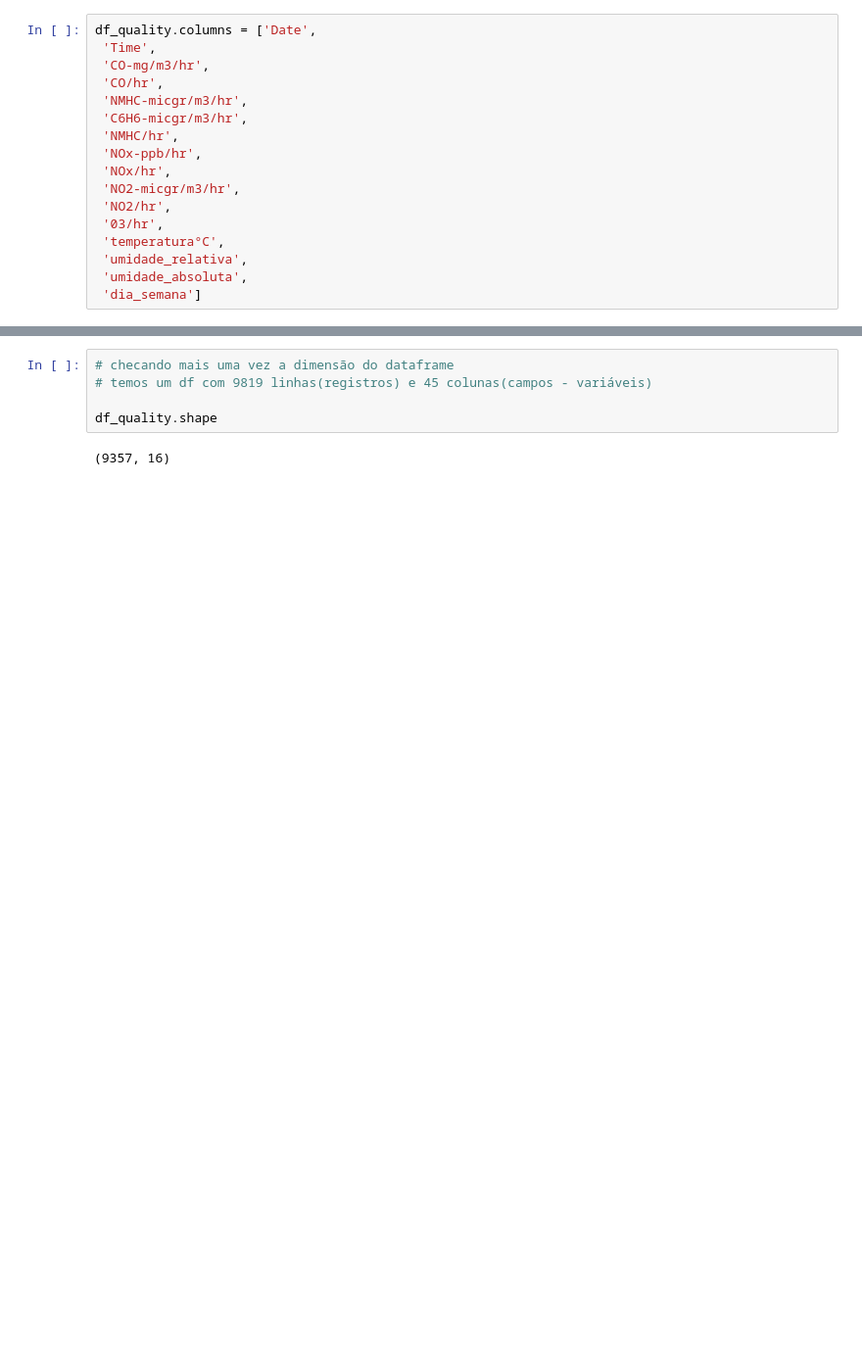
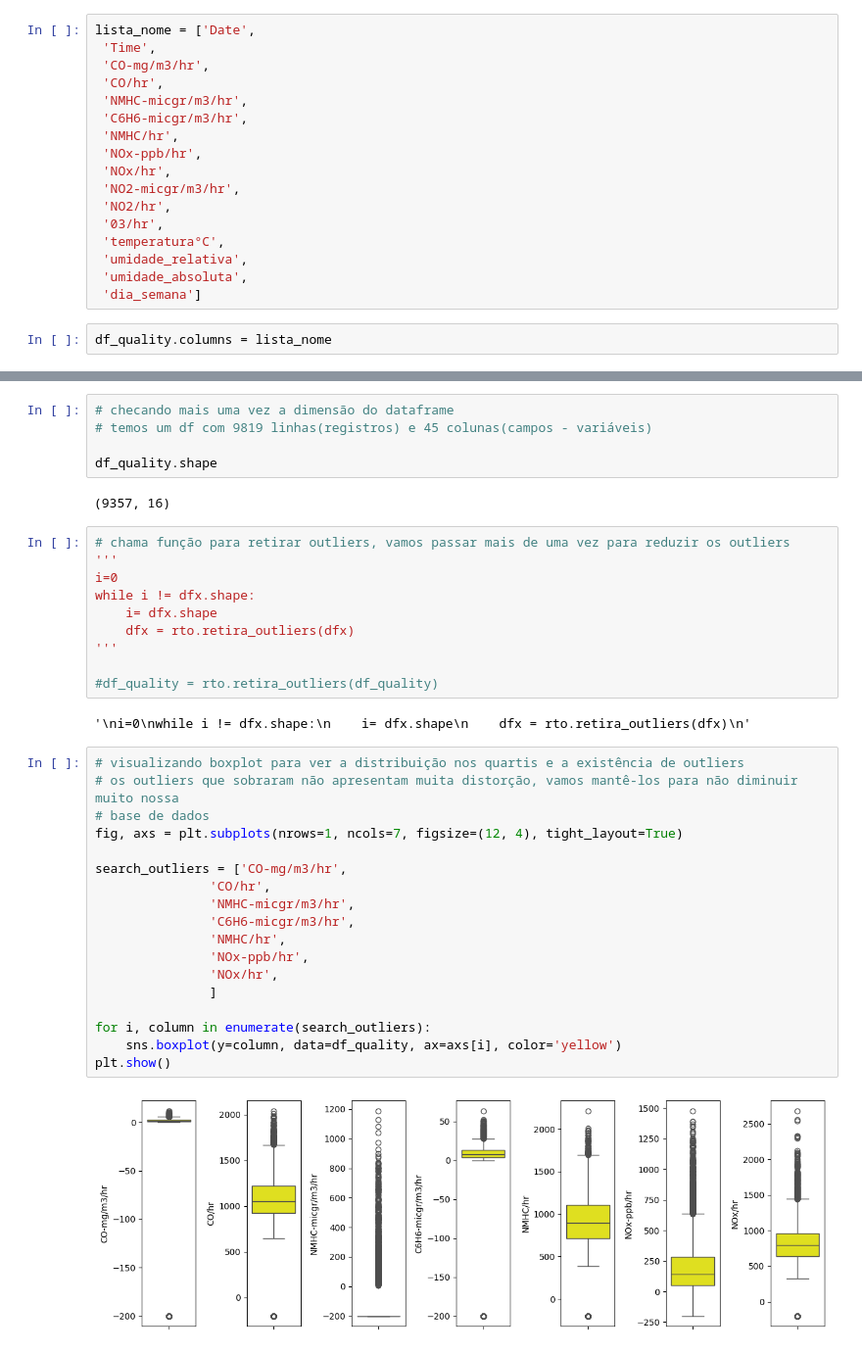
Before and after one commit to jairobernardesjunior/Qualidade_do_ar, a Jupyter notebook: qualidade_do_ar_analisa.ipynb, the cells around one changed output, grey strips where cells are left out. Shown: that part at 98% size. Drawn from its saved outputs; the diff is of its cells as text; blank space fills up the shorter version.

Commit message:
v 2.0
codificando a analise e tratamento dos dados

```diff
--- a/qualidade_do_ar_analisa.ipynb
+++ b/qualidade_do_ar_analisa.ipynb
@@ -164,7 +150,7 @@ df_quality = df_quality[['Date',
  'AH',
  'dia_semana']]
 # %%
-df_quality.columns = ['Date',
+lista_nome = ['Date',
  'Time',
  'CO-mg/m3/hr',
  'CO/hr',
@@ -180,6 +166,8 @@ df_quality.columns = ['Date',
  'umidade_relativa',
  'umidade_absoluta',
  'dia_semana']
+# %%
+df_quality.columns = lista_nome
 # %%
 df_quality.info()
 # %% [output]
@@ -247,3 +223,35 @@ df_quality = df_quality.drop_duplicates()
 df_quality.shape
 # %% [output]
 (9357, 16)
+# %%
+# chama função para retirar outliers, vamos passar mais de uma vez para reduzir os outliers
+'''
+i=0
+while i != dfx.shape:
+    i= dfx.shape
+    dfx = rto.retira_outliers(dfx)
+'''
+
+#df_quality = rto.retira_outliers(df_quality)
+# %% [output]
+'\ni=0\nwhile i != dfx.shape:\n    i= dfx.shape\n    dfx = rto.retira_outliers(dfx)\n'
+# %%
+# visualizando boxplot para ver a distribuição nos quartis e a existência de outliers
+# os outliers que sobraram não apresentam muita distorção, vamos mantê-los para não diminuir muito nossa
+# base de dados
+fig, axs = plt.subplots(nrows=1, ncols=7, figsize=(12, 4), tight_layout=True)
+
+search_outliers = ['CO-mg/m3/hr',
+               'CO/hr',
+               'NMHC-micgr/m3/hr',
+               'C6H6-micgr/m3/hr',
+               'NMHC/hr',
+               'NOx-ppb/hr',
+               'NOx/hr',
+               ]
+
+for i, column in enumerate(search_outliers):
+    sns.boxplot(y=column, data=df_quality, ax=axs[i], color='yellow')
+plt.show()
+# %% [output]
+[figure, added]
```
Also changed, not shown: parts of 10 cells of this notebook.
